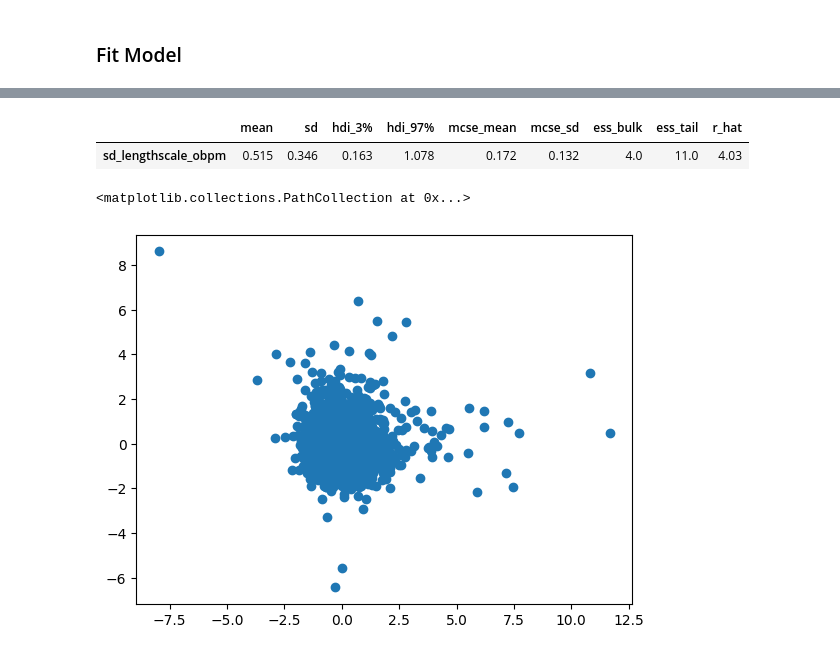
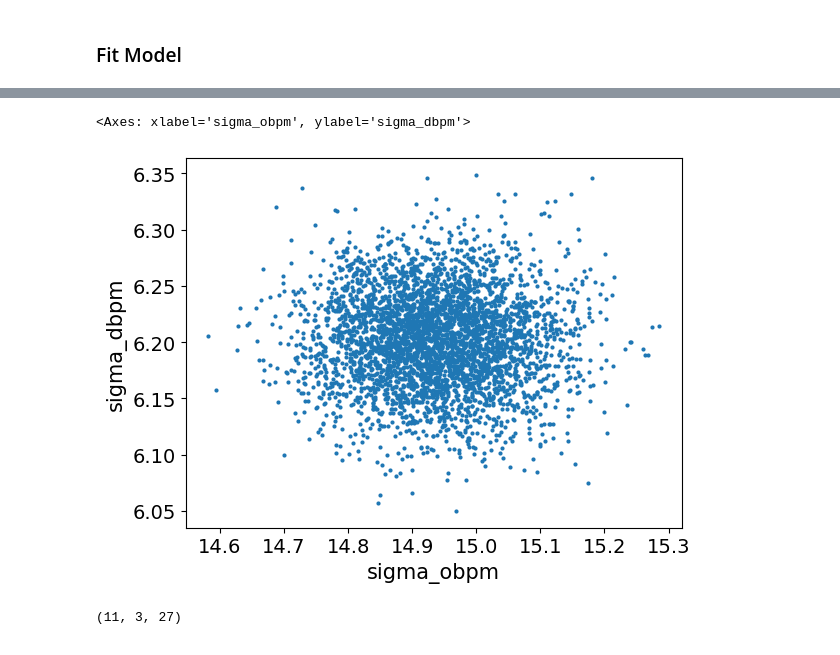
Before and after one commit to abrahme/nba_functional_analysis, a Jupyter notebook: HSGPFunctional.ipynb, the cells around one changed output, grey strips where cells are left out. Cells and saved outputs as stored; diff of their text form; code cells hidden in the pictures.

Commit message:
tensor decomp

```diff
--- a/HSGPFunctional.ipynb
+++ b/HSGPFunctional.ipynb
@@ -523,10 +525,5 @@ NUTS: [basis_weights_obpm_0_hsgp_coeffs_, basis_weights_obpm_1_hsgp_coeffs_, bas
 # %%
-az.summary(trace, var_names=["sd_lengthscale_obpm"])
+az.plot_pair(trace, var_names=["sigma_obpm","sigma_dbpm"])
 # %% [output]
-|  | mean | sd | hdi_3% | hdi_97% | mcse_mean | mcse_sd | ess_bulk | ess_tail | r_hat |
-| sd_lengthscale_obpm | 0.515 | 0.346 | 0.163 | 1.078 | 0.172 | 0.132 | 4.0 | 11.0 | 4.03 |
+<Axes: xlabel='sigma_obpm', ylabel='sigma_dbpm'>
+[figure, added]
-# %%
-plt.scatter(covariate_X[:,2], covariate_X[:,0])
-# %% [output]
-<matplotlib.collections.PathCollection at 0x...>
-[figure, removed]
@@ -532,0 +534,4 @@ plt.scatter(covariate_X[:,2], covariate_X[:,0])
+# %%
+metric_weight_tensor.shape
+# %% [output]
+(11, 3, 27)
```
Also changed, not shown: parts of 10 cells of this notebook, 2 other files.
